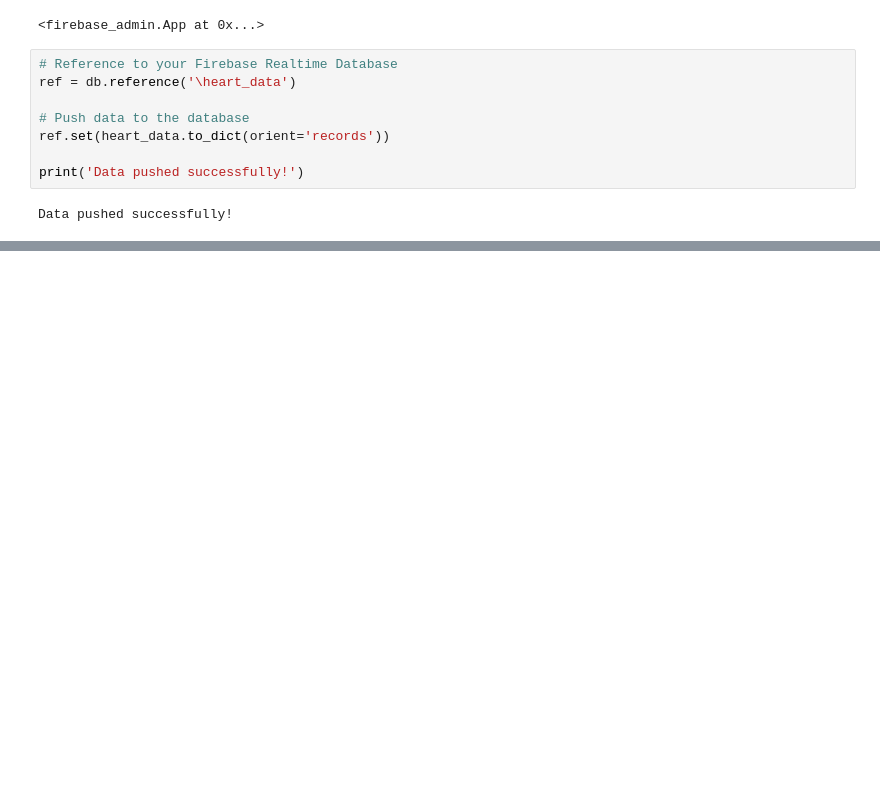
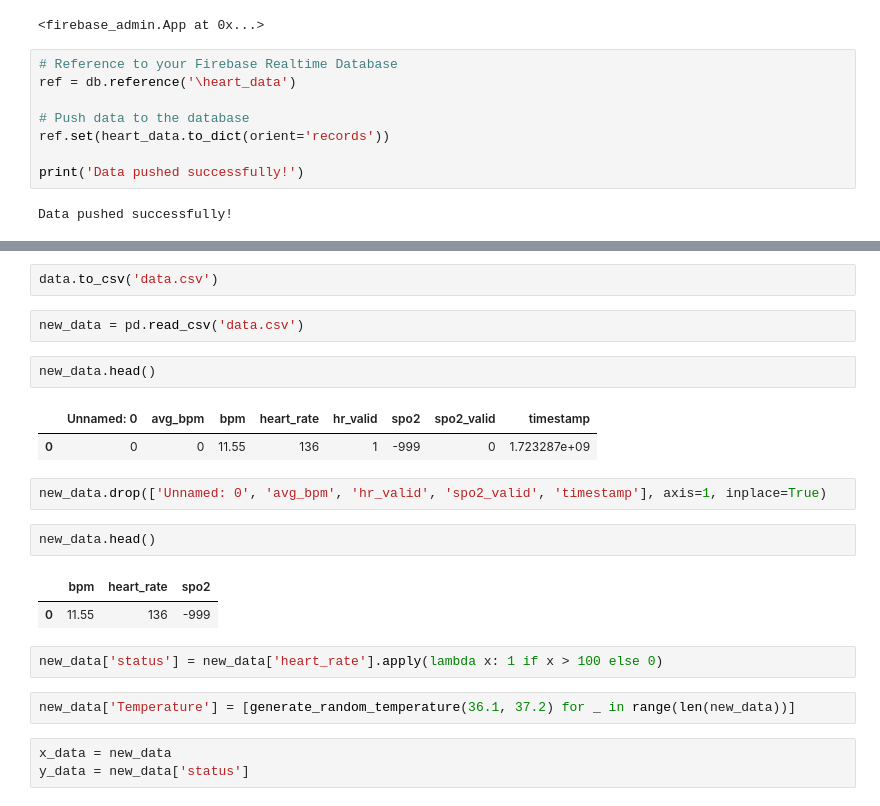
Before and after one commit to ujjain127/Neophytenest_Mr_Pulse, a Jupyter notebook: Heart_rate.ipynb, the cells around one changed output, grey strips where cells are left out. Cells and saved outputs as stored; diff of their text form; blank space fills up the shorter version.

```diff
--- a/Heart_rate.ipynb
+++ b/Heart_rate.ipynb
@@ -518,0 +499,23 @@ while True:
+# %%
+data.to_csv('data.csv')
+# %%
+new_data = pd.read_csv('data.csv')
+# %%
+new_data.head()
+# %% [output]
+|  | Unnamed: 0 | avg_bpm | bpm | heart_rate | hr_valid | spo2 | spo2_valid | timestamp |
+| 0 | 0 | 0 | 11.55 | 136 | 1 | -999 | 0 | 1.723287e+09 |
+# %%
+new_data.drop(['Unnamed: 0', 'avg_bpm', 'hr_valid', 'spo2_valid', 'timestamp'], axis=1, inplace=True)
+# %%
+new_data.head()
+# %% [output]
+|  | bpm | heart_rate | spo2 |
+| 0 | 11.55 | 136 | -999 |
+# %%
+new_data['status'] = new_data['heart_rate'].apply(lambda x: 1 if x > 100 else 0)
+# %%
+new_data['Temperature'] = [generate_random_temperature(36.1, 37.2) for _ in range(len(new_data))]
+# %%
+x_data = new_data
+y_data = new_data['status']
```
Also changed, not shown: parts of 27 cells of this notebook.
